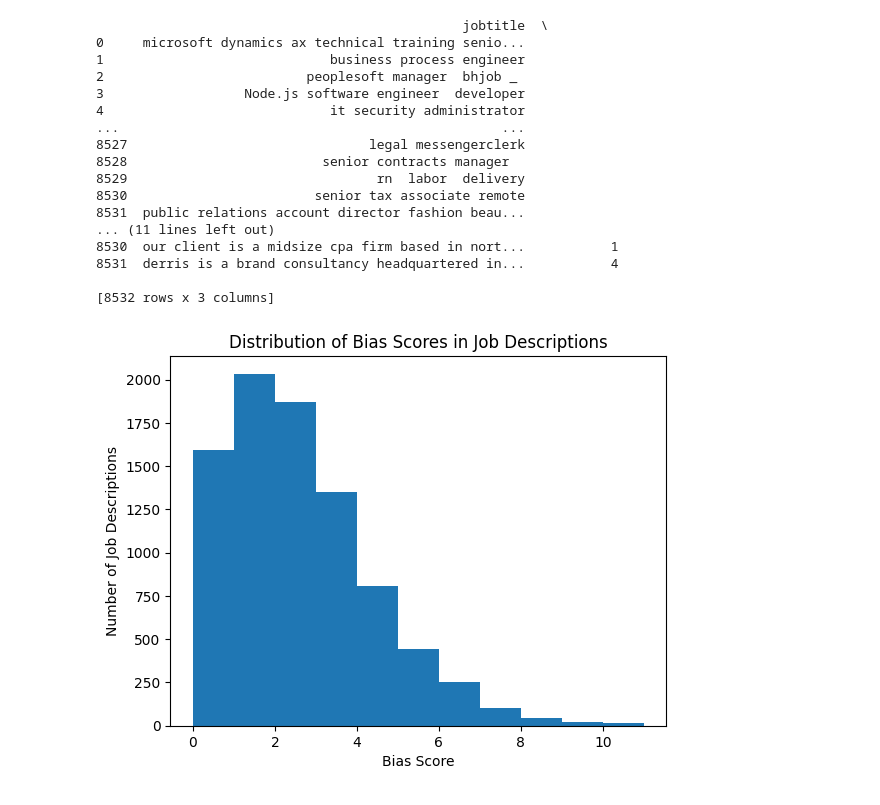
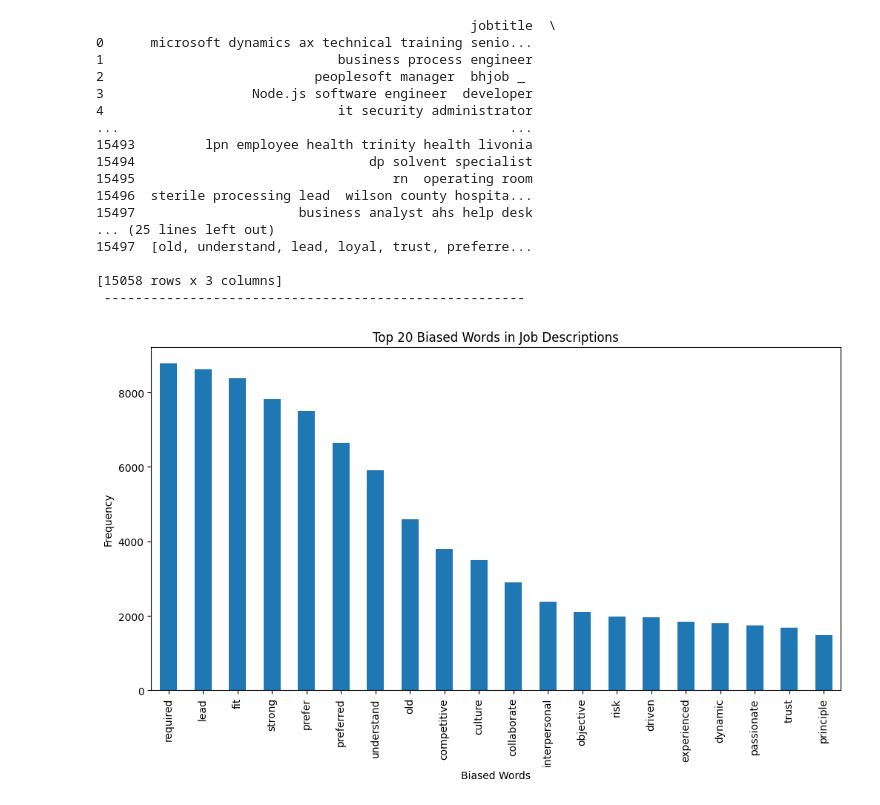
Before and after one commit to cenaice/Iterum-JobPortal, a Jupyter notebook: iterum-job-portal/src/AI_ML/model_train.ipynb, the cells around one changed output. Drawn from its saved outputs; the diff is of its cells as text; code cells hidden in the pictures.

```diff
--- a/iterum-job-portal/src/AI_ML/model_train.ipynb
+++ b/iterum-job-portal/src/AI_ML/model_train.ipynb
@@ -197,37 +165,41 @@ plt.show()
 # %%
-biased_words_set = JobCategoryClassifier.biased_words
+combined_data['biased_words'] = combined_data['jobdescription'].apply(
+    lambda x: JobCategoryClassifier.find_biased_language(x, 1))
 
-# Calculate bias score for each job description
-combined_data['bias_score'] = combined_data['jobdescription'].apply(
-    lambda x: calculate_bias_score(x, biased_words_set))
+# Display job descriptions with biased words
+biased_job_descriptions = combined_data[combined_data['biased_words'].apply(
+    lambda x: len(x) > 0)]
+print(biased_job_descriptions[['jobtitle', 'jobdescription', 'biased_words']])
 
-# Displaying the bias scores along with job titles and descriptions
-print(combined_data[['jobtitle', 'jobdescription', 'bias_score']])
+print(" ------------------------------------------------------ ")
+# Assuming 'biased_job_descriptions' is your DataFrame with biased words
+biased_words_list = sum(biased_job_descriptions['biased_words'], [])
+word_freq = pd.Series(biased_words_list).value_counts()
 
-# Plotting the distribution of bias scores
-plt.hist(combined_data['bias_score'], bins=range(
-    min(combined_data['bias_score']), max(combined_data['bias_score']) + 1, 1))
-plt.title('Distribution of Bias Scores in Job Descriptions')
-plt.xlabel('Bias Score')
-plt.ylabel('Number of Job Descriptions')
+# Plotting top N biased words
+top_n = 20
+word_freq[:top_n].plot(kind='bar', figsize=(12, 6))
+plt.title(f"Top {top_n} Biased Words in Job Descriptions")
+plt.ylabel("Frequency")
+plt.xlabel("Biased Words")
 plt.show()
 # %% [output]
-                                               jobtitle  \
-0     microsoft dynamics ax technical training senio...
-1                             business process engineer
-2                          peoplesoft manager  bhjob _
-3                  Node.js software engineer  developer
-4                             it security administrator
-...                                                 ...
-8527                               legal messengerclerk
-8528                         senior contracts manager
-8529                                rn  labor  delivery
-8530                        senior tax associate remote
-8531  public relations account director fashion beau...
-... (11 lines left out)
-8530  our client is a midsize cpa firm based in nort...           1
-8531  derris is a brand consultancy headquartered in...           4
+                                                jobtitle  \
+0      microsoft dynamics ax technical training senio...
+1                              business process engineer
+2                           peoplesoft manager  bhjob _
+3                   Node.js software engineer  developer
+4                              it security administrator
+...                                                  ...
+15493         lpn employee health trinity health livonia
+15494                              dp solvent specialist
+15495                                 rn  operating room
+15496  sterile processing lead  wilson county hospita...
+15497                     business analyst ahs help desk
+... (25 lines left out)
+15497  [old, understand, lead, loyal, trust, preferre...
 
-[8532 rows x 3 columns]
+[15058 rows x 3 columns]
+ ------------------------------------------------------
-[figure, old version]
+[figure, new version]
 # %%
```
Also changed, not shown: parts of 4 cells of this notebook, 2 other files.
